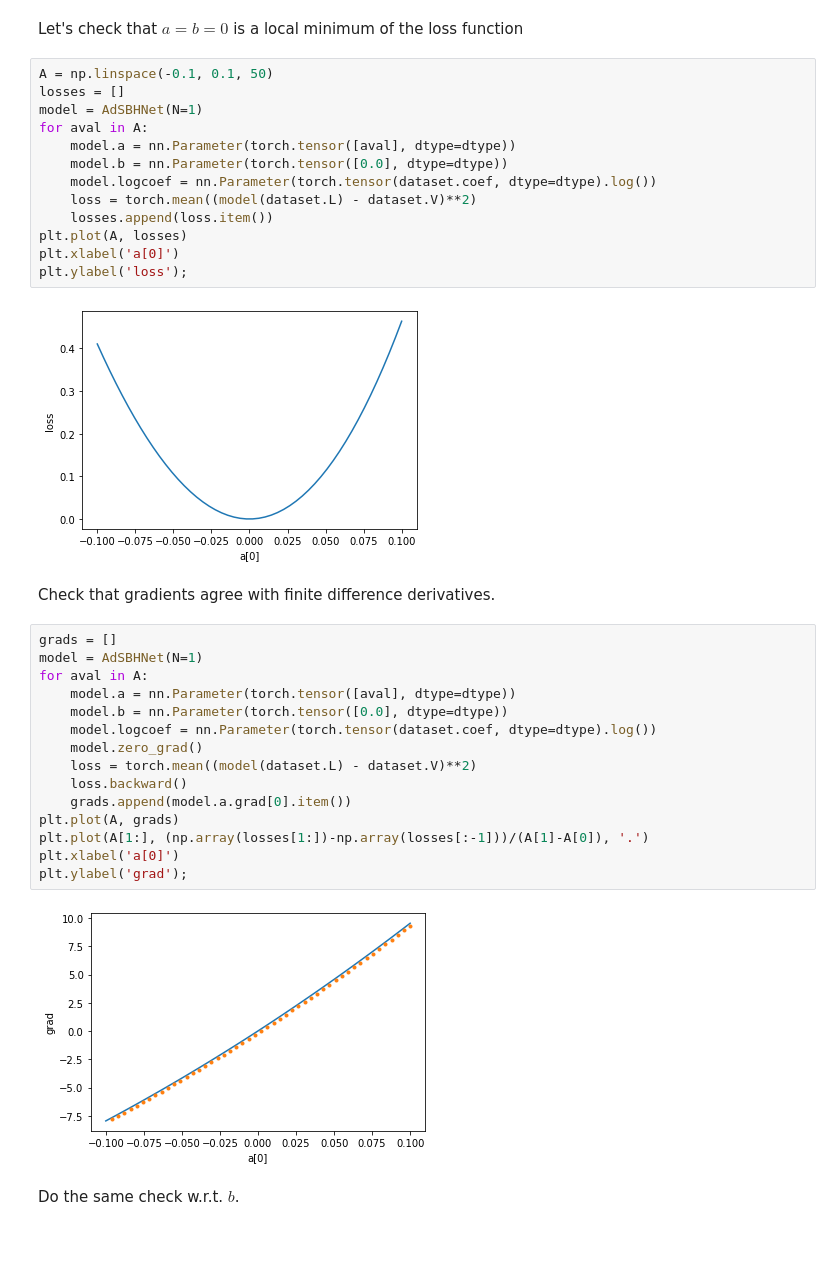
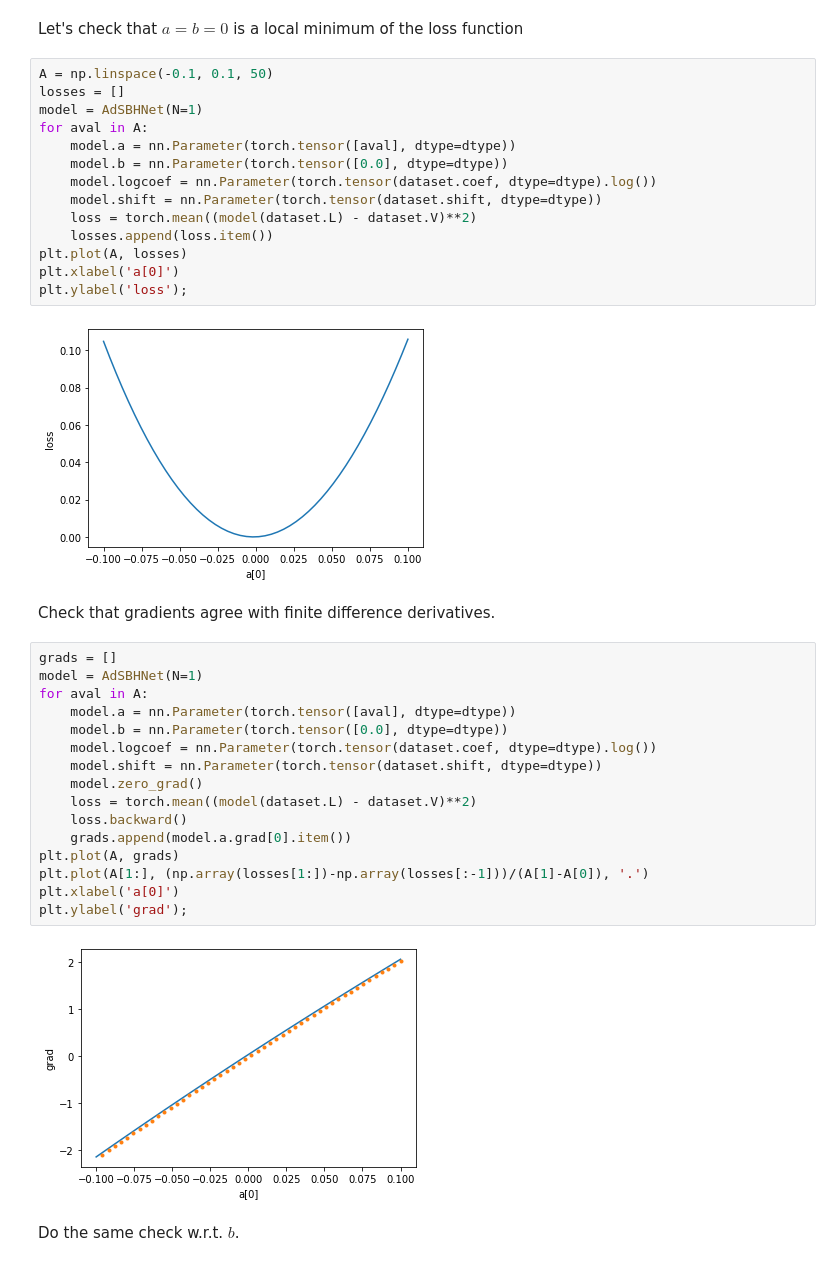
Before and after one commit to arpn/real_wilson, a Jupyter notebook: test.ipynb, the cells around one changed output. Cells and saved outputs as stored; diff of their text form.

```diff
--- a/test.ipynb
+++ b/test.ipynb
@@ -59,32 +61,34 @@ for aval in A:
     model.a = nn.Parameter(torch.tensor([aval], dtype=dtype))
     model.b = nn.Parameter(torch.tensor([0.0], dtype=dtype))
     model.logcoef = nn.Parameter(torch.tensor(dataset.coef, dtype=dtype).log())
+    model.shift = nn.Parameter(torch.tensor(dataset.shift, dtype=dtype))
     loss = torch.mean((model(dataset.L) - dataset.V)**2)
     losses.append(loss.item())
 plt.plot(A, losses)
 plt.xlabel('a[0]')
 plt.ylabel('loss');
 # %% [output]
-[figure, old version]
+[figure, new version]
 # %% [markdown]
 Check that gradients agree with finite difference derivatives.
 # %%
 grads = []
 model = AdSBHNet(N=1)
 for aval in A:
     model.a = nn.Parameter(torch.tensor([aval], dtype=dtype))
     model.b = nn.Parameter(torch.tensor([0.0], dtype=dtype))
     model.logcoef = nn.Parameter(torch.tensor(dataset.coef, dtype=dtype).log())
+    model.shift = nn.Parameter(torch.tensor(dataset.shift, dtype=dtype))
     model.zero_grad()
     loss = torch.mean((model(dataset.L) - dataset.V)**2)
     loss.backward()
     grads.append(model.a.grad[0].item())
 plt.plot(A, grads)
 plt.plot(A[1:], (np.array(losses[1:])-np.array(losses[:-1]))/(A[1]-A[0]), '.')
 plt.xlabel('a[0]')
 plt.ylabel('grad');
 # %% [output]
-[figure, old version]
+[figure, new version]
 # %% [markdown]
 Do the same check w.r.t. $b$.
 # %%
```
Also changed, not shown: parts of 9 cells of this notebook, 2 other files.
